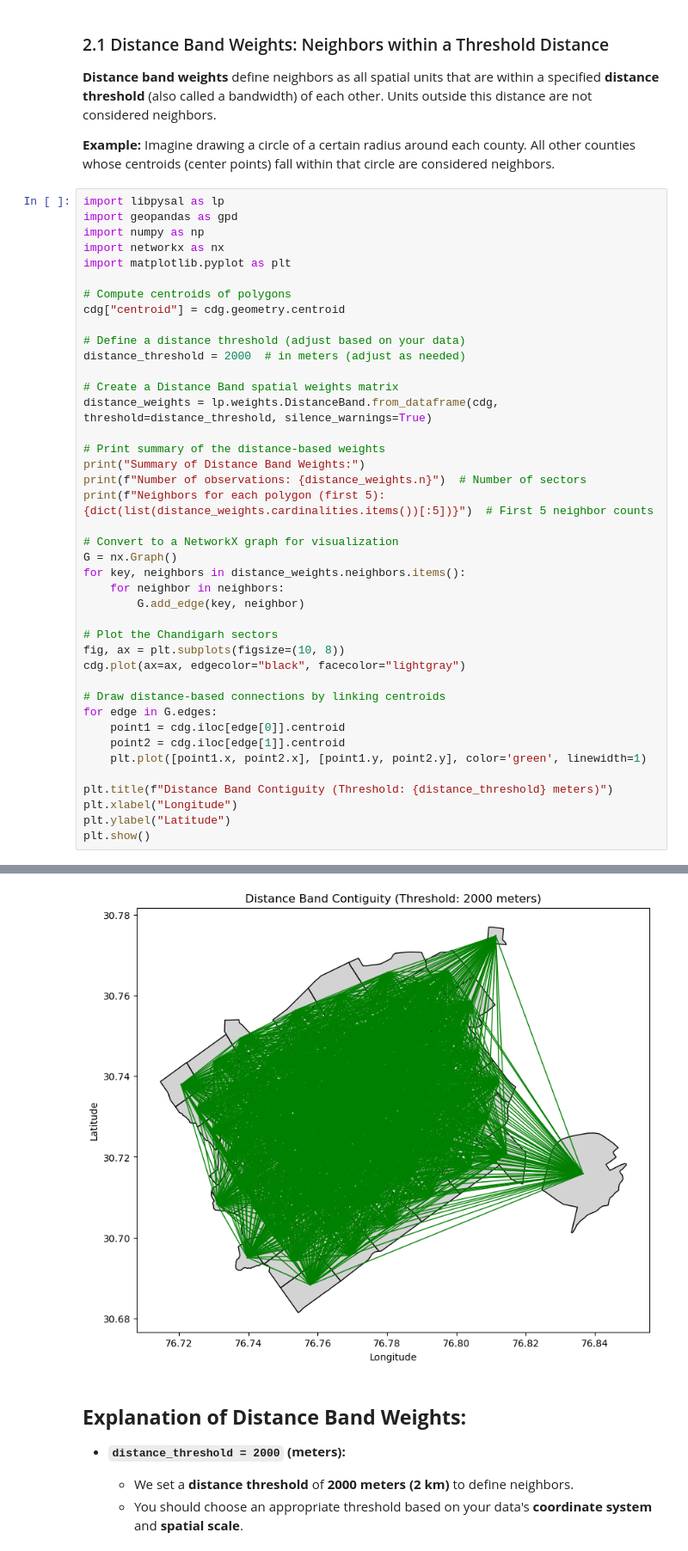
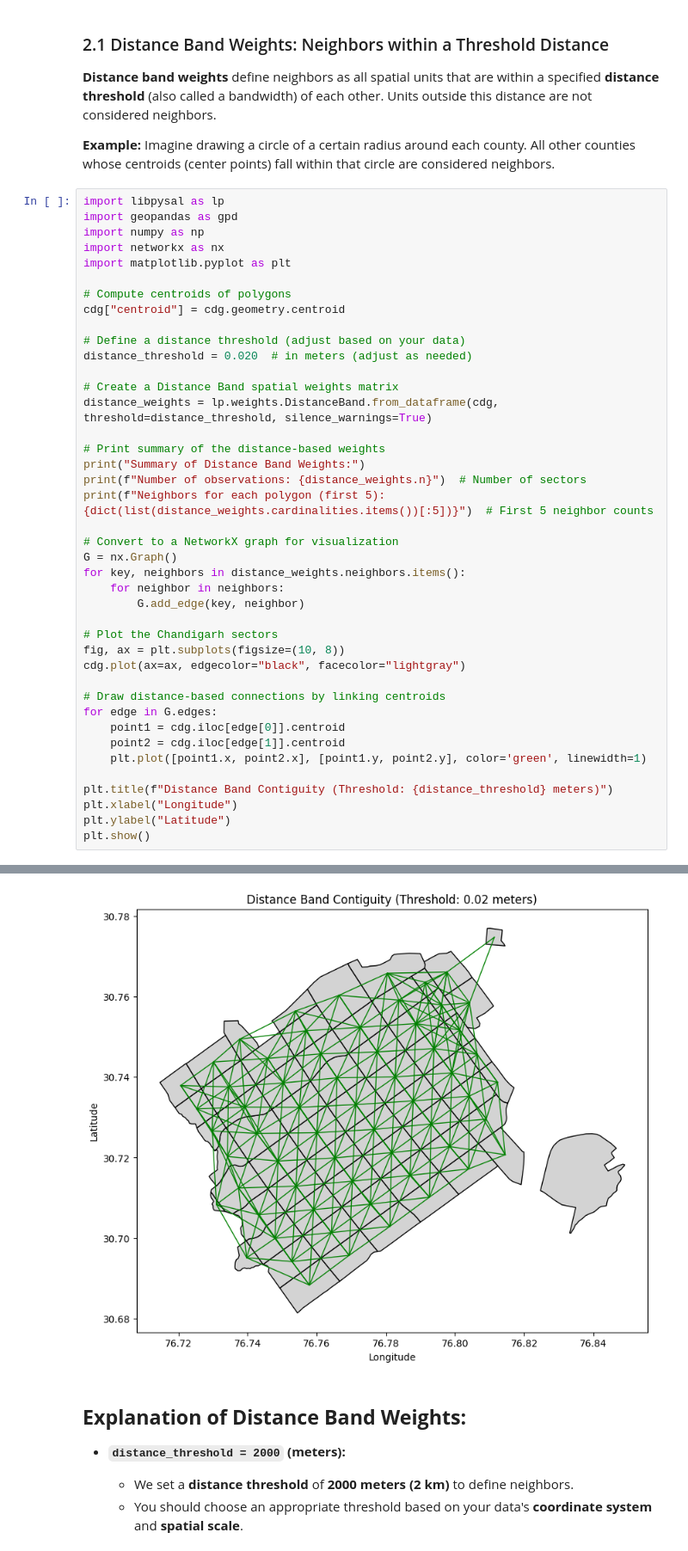
Before and after one commit to anupamsobti/geospatial-machine-learning, a Jupyter notebook: spatial_weights.ipynb, the cells around one changed output, grey strips where cells are left out. Shown at 86% size. Drawn from its saved outputs; the diff is of its cells as text.

```diff
--- a/spatial_weights.ipynb
+++ b/spatial_weights.ipynb
@@ -318,7 +324,7 @@ import matplotlib.pyplot as plt
 cdg["centroid"] = cdg.geometry.centroid
 
 # Define a distance threshold (adjust based on your data)
-distance_threshold = 2000  # in meters (adjust as needed)
+distance_threshold = 0.020  # in meters (adjust as needed)
 
 # Create a Distance Band spatial weights matrix
 distance_weights = lp.weights.DistanceBand.from_dataframe(cdg, threshold=distance_threshold, silence_warnings=True)
@@ -356,4 +362,4 @@ Neighbors for each polygon (first 5): {0: 62, 1: 62, 2: 62, 3: 62, 4: 62}
-[figure, old version]
+[figure, new version]
 # %% [markdown]
 ## **Explanation of Distance Band Weights:**
 
```
Also changed, not shown: parts of 4 cells of this notebook, 1 other file.
